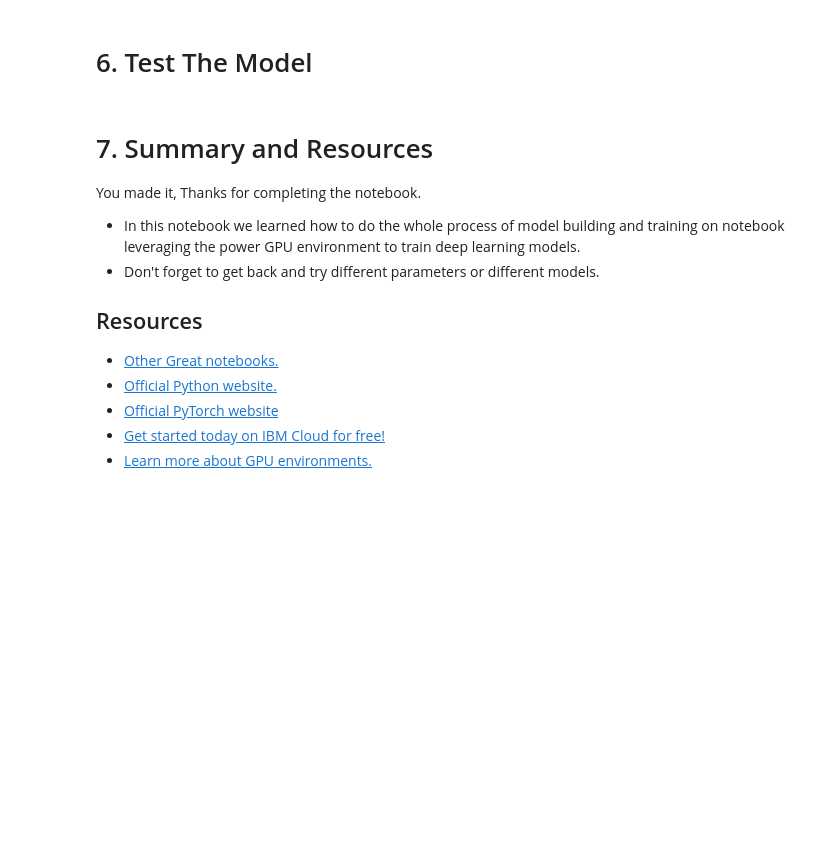
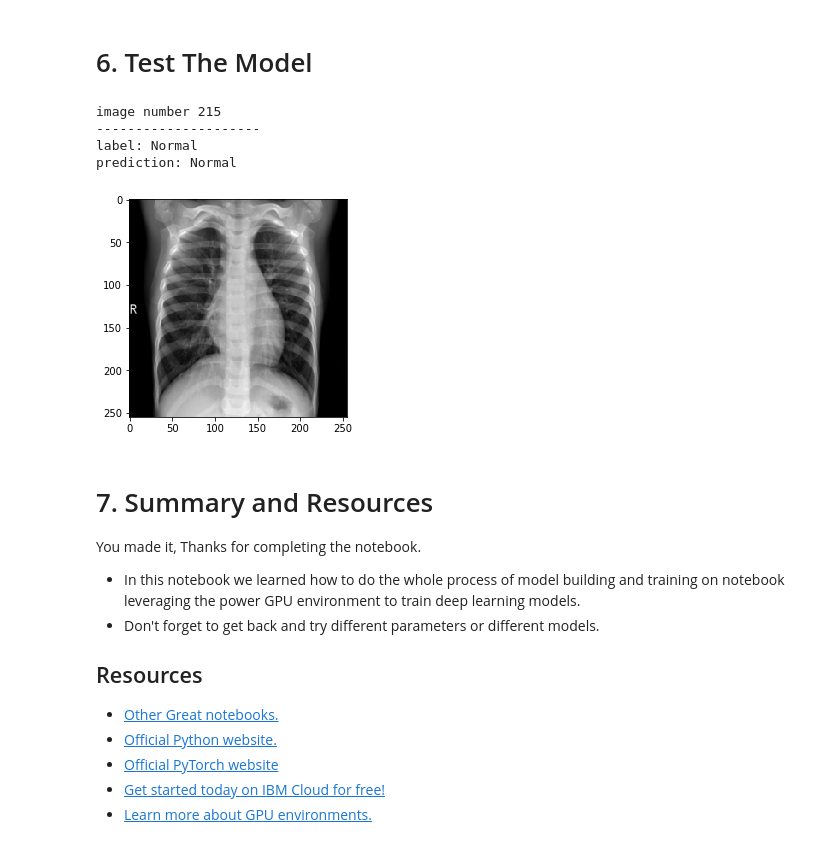
Before and after one commit to Mostafa-Abdelaleem/x-ray, a Jupyter notebook: covid-xray.ipynb, the cells around one changed output. Saved outputs shown, nothing was run; the diff lists cells and outputs as text; code cells hidden in the pictures; blank space fills up the shorter version.

```diff
--- a/covid-xray.ipynb
+++ b/covid-xray.ipynb
@@ -343,23 +322,29 @@ Epoch 5/5.. Train loss: 0.118.. Test loss: 0.327.. Test accuracy: 0.865
 # %%
 ### try your model on some images
 %matplotlib inline
 model.eval()
 testloader = torch.utils.data.DataLoader(test_data, batch_size=624)
 classes={0:"Normal",1:"PNEUMONIA"}
 images , labels=next( iter(testloader) )
 
-index = random.randint(0, 623)
+index = np.random.randint(0, 623)
 test_img=images[index]
 plt.imshow(test_img.numpy()[0], cmap='gray')
 
 test_img=test_img.unsqueeze(0).cuda()
 
 res = torch.exp(model(test_img))
 print(f"image number {index}")
 print("---------------------")
 
 print("label:",classes[labels[index].item()])
 print("prediction:", classes[res.argmax().item()])
+# %% [output]
+image number 215
+---------------------
+label: Normal
+prediction: Normal
+[figure, added]
 # %% [markdown]
 # 7. Summary and Resources
 
```
Also changed, not shown: parts of 2 cells of this notebook.
